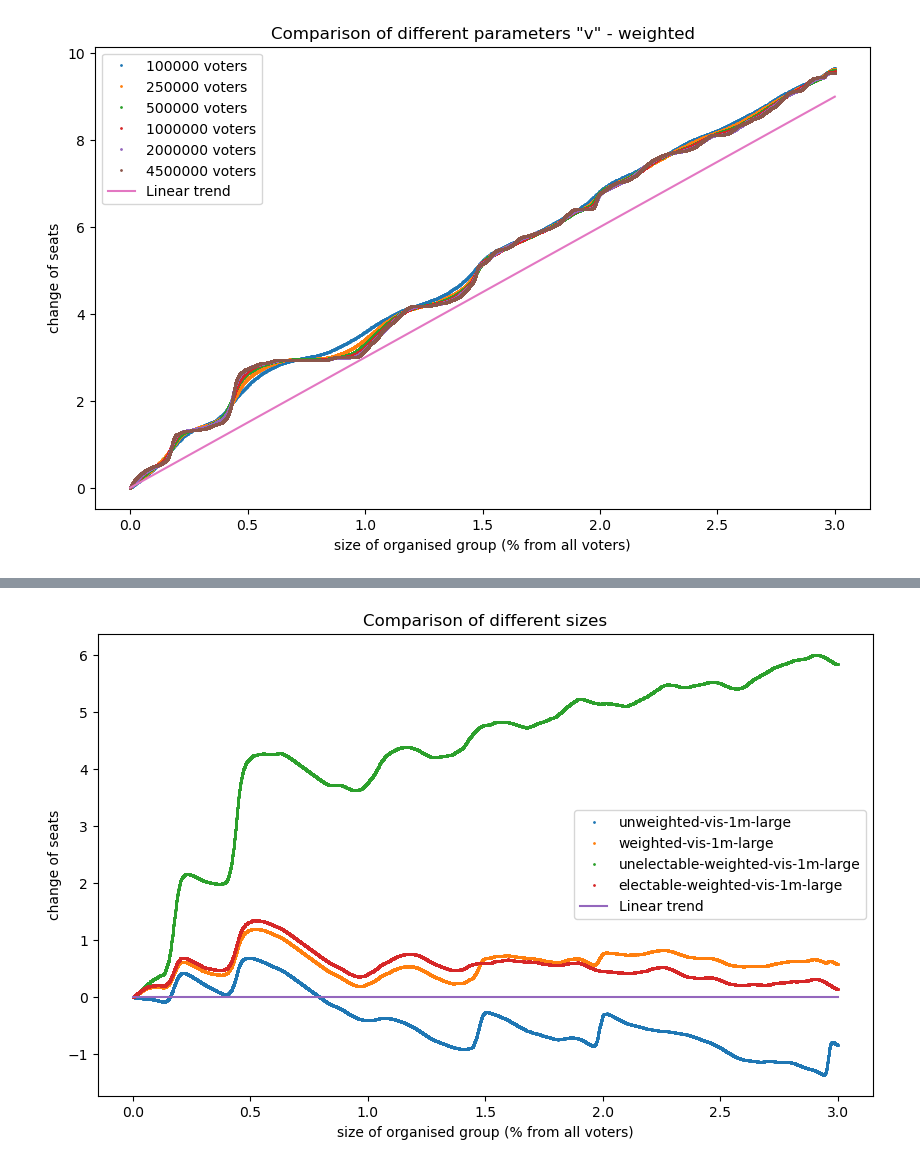
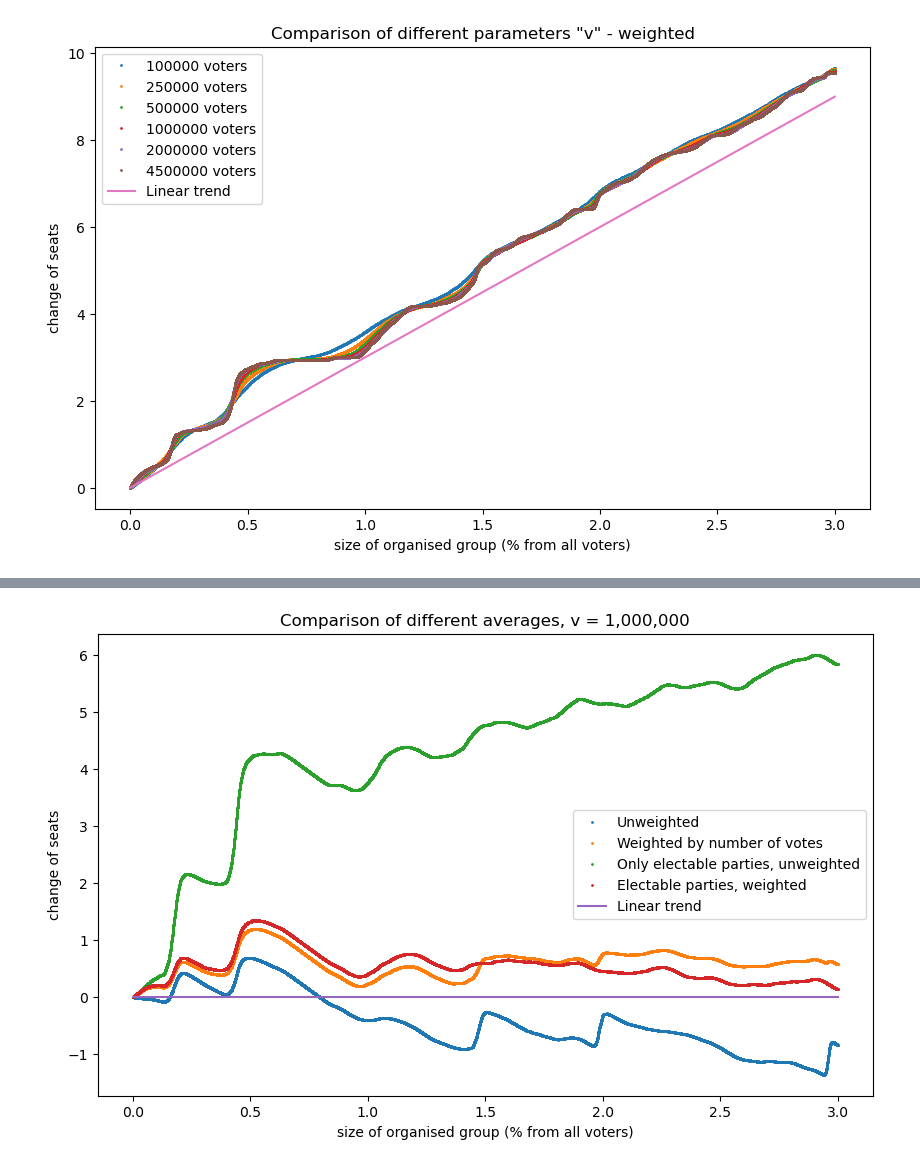
Before and after one commit to JnKamas/bc-praca, a Jupyter notebook: section_2_3.ipynb, the cells around one changed output, grey strips where cells are left out. Cells and saved outputs as stored; diff of their text form; code cells hidden in the pictures.

```diff
--- a/section_2_3.ipynb
+++ b/section_2_3.ipynb
@@ -4,12 +4,12 @@ from apportionment import *
 names = ["100k-large.csv", "250k-large.csv", "500k-large.csv", "1m-large.csv", "2m-large.csv", "4_5m-large.csv"]
 sizes = [100000, 250000, 500000, 1000000, 2000000, 4500000]
 # %%
-for name, size in zip(names, sizes):
-    ## weighted average generator
-    # raw2visualisable(name, size)
-    ## unweighted average generator
-    # raw2visualisable(name, size, weight=False)
-    ## weighted electable subjets
-    raw2visualisable(name, size, only_electable=True)
-    ## unweighted electable subjets
-    raw2visualisable(name, size, weighted=False, only_electable=True)
+# for name, size in zip(names, sizes):
+#     ## weighted average generator
+#     raw2visualisable(name, size)
+#     ## unweighted average generator
+#     raw2visualisable(name, size, weight=False)
+#     ## weighted electable subjets
+#     raw2visualisable(name, size, only_electable=True)
+#     ## unweighted electable subjets
+#     raw2visualisable(name, size, weighted=False, only_electable=True)
@@ -122,37 +109,31 @@ plt.show()
 # %%
 plt.figure(figsize=(10, 6))
 
 x = np.arange(0, 4)
-y = (3) * x
+y = 3 * x
 
 size = 1000000
 
-names = ["unweighted-vis-1m-large","weighted-vis-1m-large", "unelectable-weighted-vis-1m-large", "electable-weighted-vis-1m-large"]
+files = ["unweighted-vis-1m-large","weighted-vis-1m-large", "electable-unweighted-vis-1m-large", "electable-weighted-vis-1m-large"]
+names = ["Unweighted","Weighted by number of votes", "Only electable parties, unweighted", "Electable parties, weighted"]
 
-for name in names:
+for file, name in zip(files, names):
 
-    df = pd.read_csv(f"./vis_data/{name}.csv")
+    df = pd.read_csv(f"./vis_data/{file}.csv")
 
     x_values = (df['samples'] / size) * 100
     y_values = df['diff']
 
     plt.plot(x_values, y_values - (3 * x_values), 'o', markersize=1, label=name)
 
-# df = pd.read_csv("./vis_data/weighted-vis-1m-large.csv")
-
-# x_values = (df['samples'] / size) * 100
-# y_values = df['diff']
-
-# plt.plot(x_values, y_values - (3 * x_values), 'o', markersize=1, label=f'weighted')
-
 
 plt.plot(x, y * 0, label='Linear trend')
 
 plt.xlabel('size of organised group (% from all voters)')
 plt.ylabel('change of seats')
-plt.title('Comparison of different sizes')
+plt.title('Comparison of different averages, v = 1,000,000')
 
 plt.legend()
 plt.show()
 # %% [output]
-[figure, old version]
+[figure, new version]
```
Also changed, not shown: parts of 5 cells of this notebook, 10 other files.
